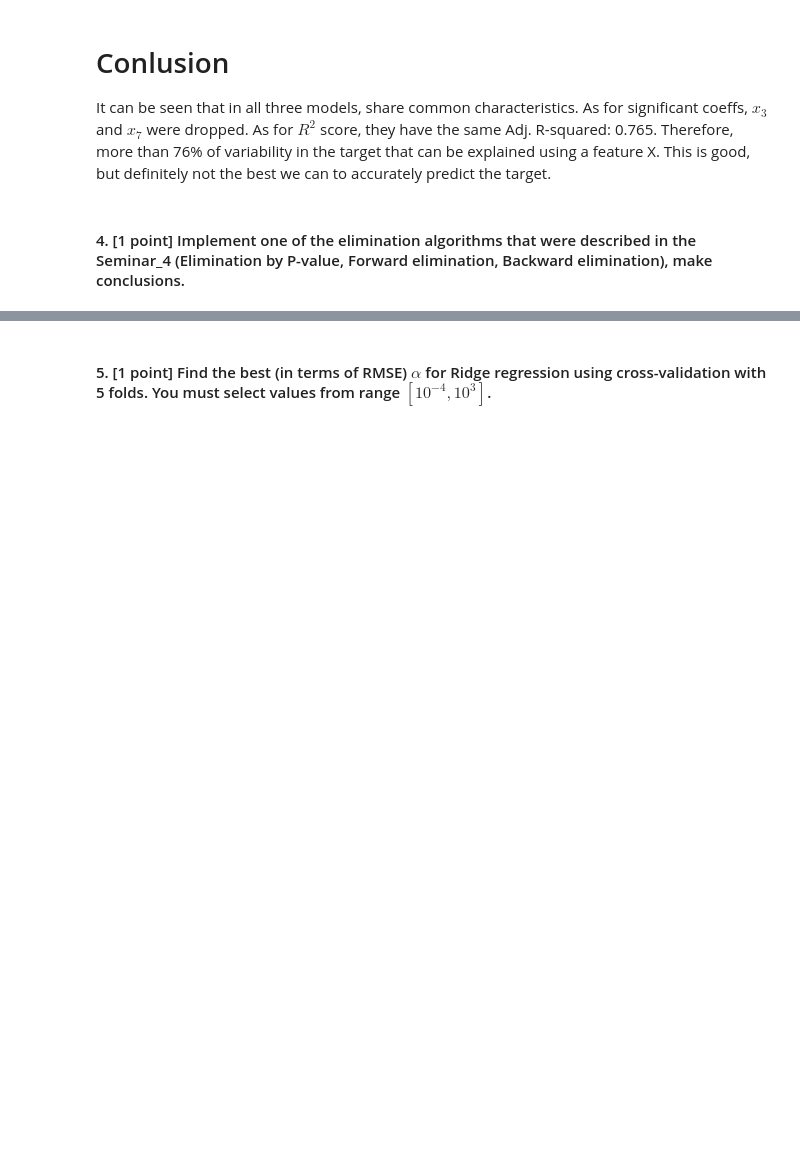
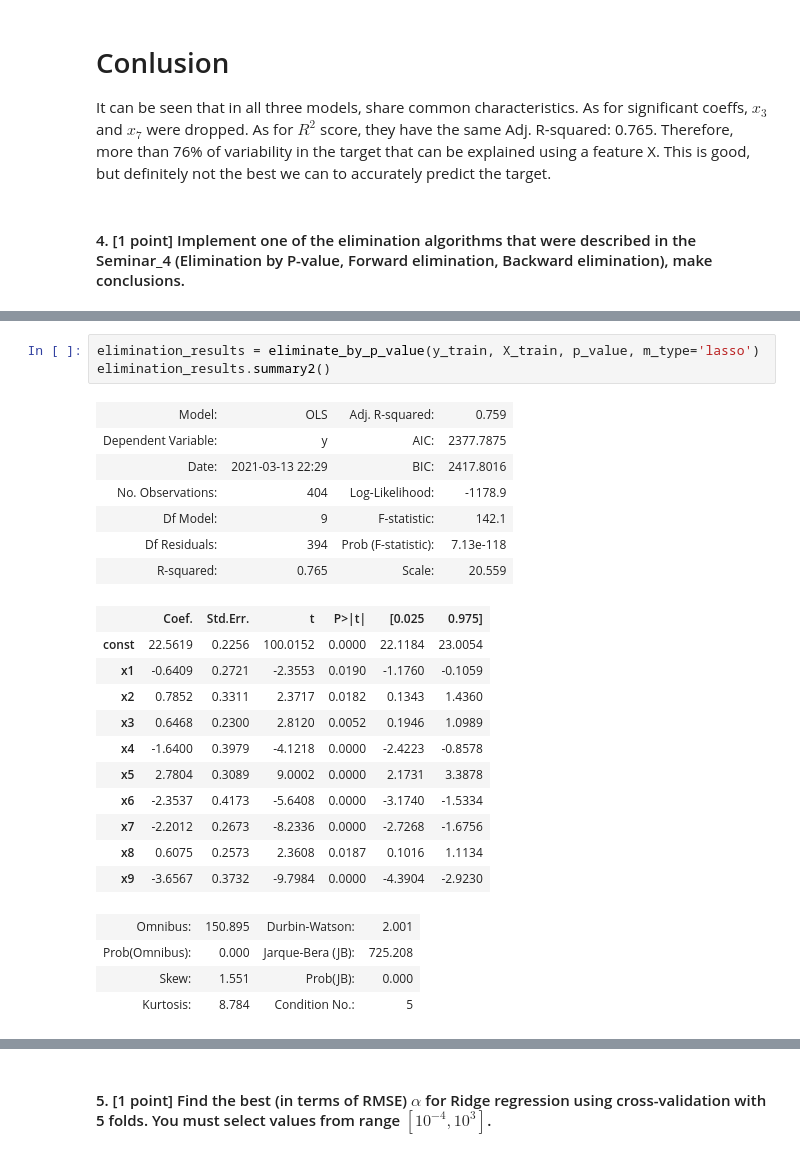
Before and after one commit to aamatevosyan/ml_se, a Jupyter notebook: hw/hw_2/homework-practice-02_v3.ipynb, the cells around one changed output, grey strips where cells are left out. Drawn from its saved outputs; the diff is of its cells as text; blank space fills up the shorter version.

```diff
--- a/hw/hw_2/homework-practice-02_v3.ipynb
+++ b/hw/hw_2/homework-practice-02_v3.ipynb
@@ -320,0 +362,26 @@ elimination_results.summary2()
+# %%
+elimination_results = eliminate_by_p_value(y_train, X_train, p_value, m_type='lasso')
+elimination_results.summary2()
+# %% [output]
+| Model: | OLS | Adj. R-squared: | 0.759 |
+| Dependent Variable: | y | AIC: | 2377.7875 |
+| Date: | 2021-03-13 22:29 | BIC: | 2417.8016 |
+| No. Observations: | 404 | Log-Likelihood: | -1178.9 |
+| Df Model: | 9 | F-statistic: | 142.1 |
+| Df Residuals: | 394 | Prob (F-statistic): | 7.13e-118 |
+| R-squared: | 0.765 | Scale: | 20.559 |
+|  | Coef. | Std.Err. | t | P>|t| | [0.025 | 0.975] |
+| const | 22.5619 | 0.2256 | 100.0152 | 0.0000 | 22.1184 | 23.0054 |
+| x1 | -0.6409 | 0.2721 | -2.3553 | 0.0190 | -1.1760 | -0.1059 |
+| x2 | 0.7852 | 0.3311 | 2.3717 | 0.0182 | 0.1343 | 1.4360 |
+| x3 | 0.6468 | 0.2300 | 2.8120 | 0.0052 | 0.1946 | 1.0989 |
+| x4 | -1.6400 | 0.3979 | -4.1218 | 0.0000 | -2.4223 | -0.8578 |
+| x5 | 2.7804 | 0.3089 | 9.0002 | 0.0000 | 2.1731 | 3.3878 |
+| x6 | -2.3537 | 0.4173 | -5.6408 | 0.0000 | -3.1740 | -1.5334 |
+| x7 | -2.2012 | 0.2673 | -8.2336 | 0.0000 | -2.7268 | -1.6756 |
+| x8 | 0.6075 | 0.2573 | 2.3608 | 0.0187 | 0.1016 | 1.1134 |
+| x9 | -3.6567 | 0.3732 | -9.7984 | 0.0000 | -4.3904 | -2.9230 |
+| Omnibus: | 150.895 | Durbin-Watson: | 2.001 |
+| Prob(Omnibus): | 0.000 | Jarque-Bera (JB): | 725.208 |
+| Skew: | 1.551 | Prob(JB): | 0.000 |
+| Kurtosis: | 8.784 | Condition No.: | 5 |
```
Also changed, not shown: parts of 24 cells of this notebook.
